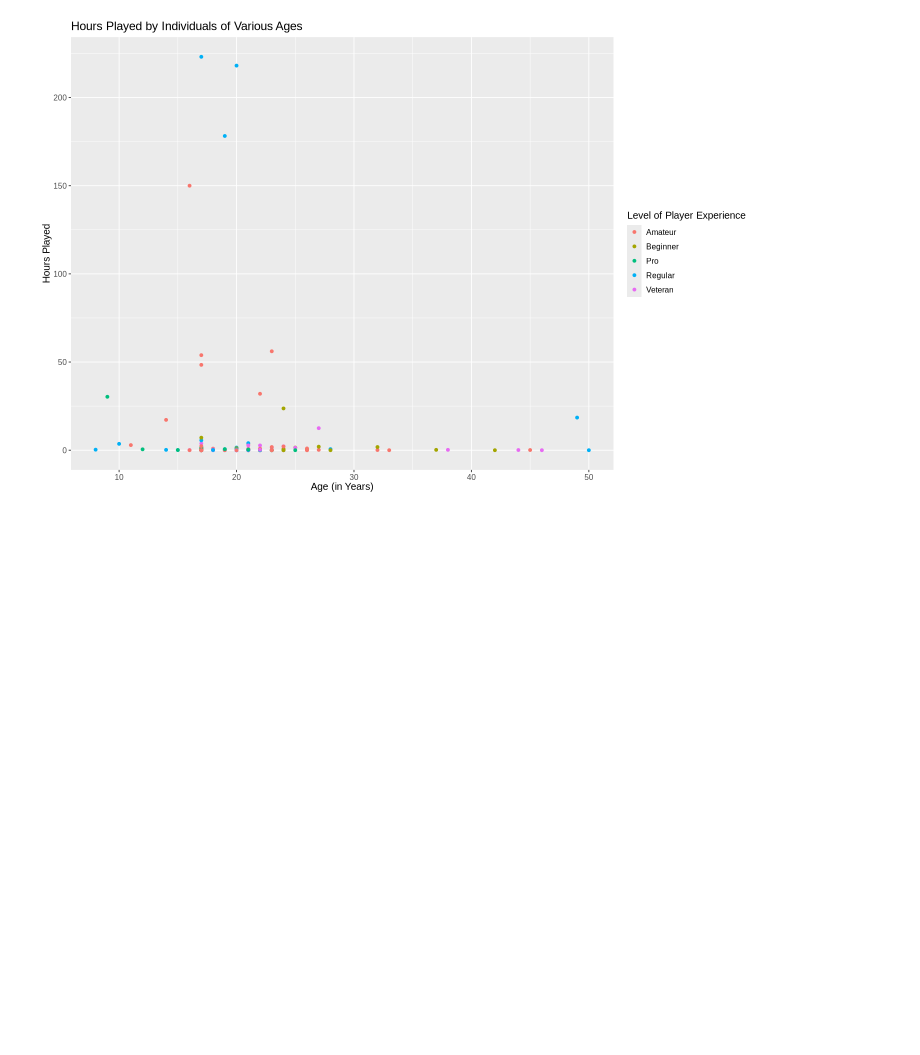
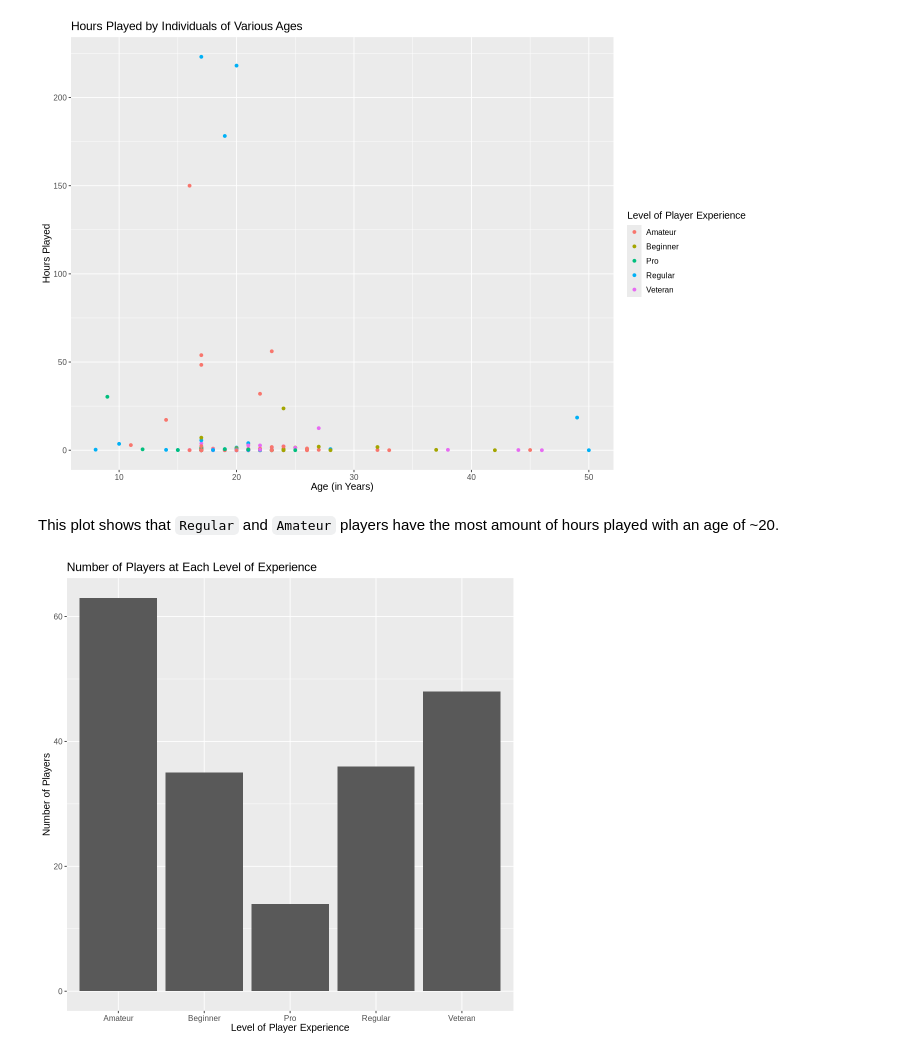
Before and after one commit to zoevanmontfort/Group_Project, a Jupyter notebook: Untitled.ipynb, the cells around one changed output. Cells and saved outputs as stored; diff of their text form; code cells hidden in the pictures; blank space fills up the shorter version.

```diff
--- a/Untitled.ipynb
+++ b/Untitled.ipynb
@@ -176,0 +175,12 @@ Warning message:
+# %% [markdown]
+This plot shows that `Regular` and `Amateur` players have the most amount of hours played with an age of ~20.
+# %%
+options(repr.plot.width = 8, repr.plot.height = 8)
+players_count_plot <- ggplot(players_mean, aes(x = experience, y = count))+
+        geom_bar(stat = "identity")+
+        labs(x = "Level of Player Experience", y = "Number of Players", title = "Number of Players at Each Level of Experience")+
+        theme(text = element_text(size = 12))
+
+players_count_plot
+# %% [output]
+[figure, added]
```
Also changed, not shown: parts of 6 cells of this notebook.
